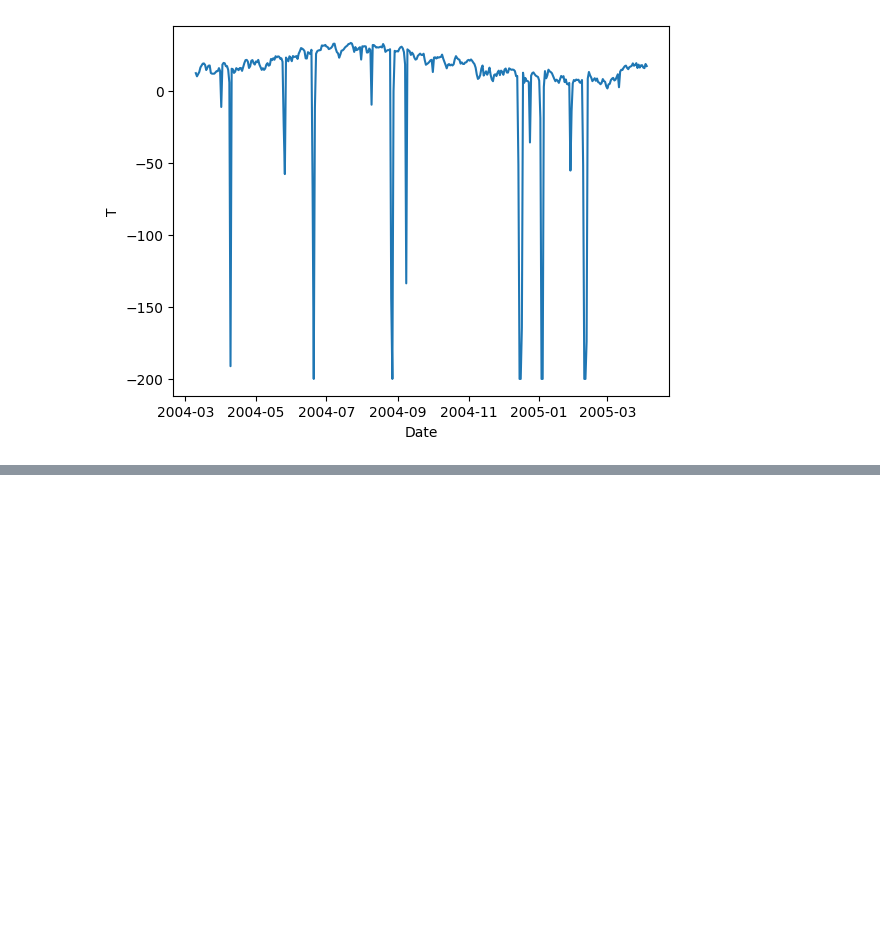
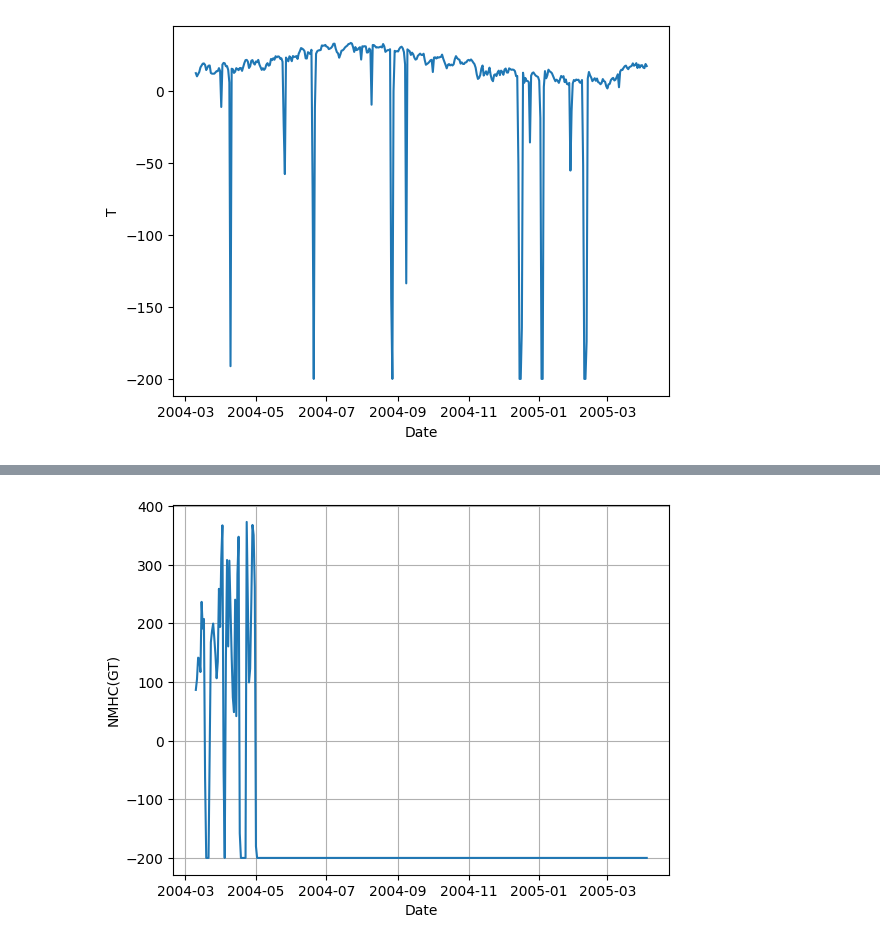
Before and after one commit to 4GeeksAcademy/utku_seyithanoglu_timeseries, a Jupyter notebook: src/explore.ipynb, the cells around one changed output, grey strips where cells are left out. Saved outputs shown, nothing was run; the diff lists cells and outputs as text; code cells hidden in the pictures; blank space fills up the shorter version.

```diff
--- a/src/explore.ipynb
+++ b/src/explore.ipynb
@@ -149,0 +154,5 @@ sns.lineplot(data=temp_df,x='Date',y='T')
+# %%
+sns.lineplot(data=temp_df,x='Date',y='NMHC(GT)')
+plt.grid()
+# %% [output]
+[figure, added]
```
Also changed, not shown: parts of 16 cells of this notebook.
